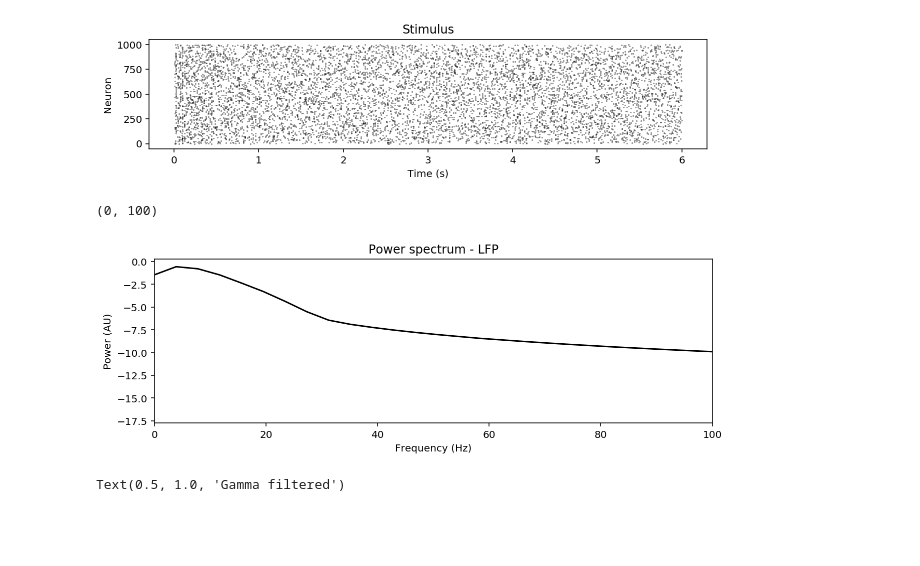
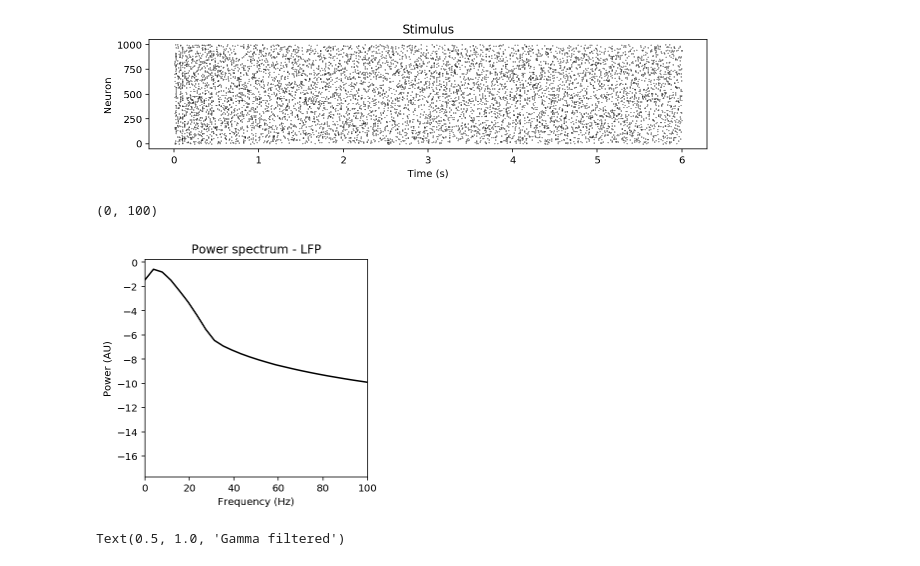
Before and after one commit to parenthetical-e/theagamma, a Jupyter notebook: notebooks/test-ing.ipynb, the cells around one changed output. Drawn from its saved outputs; the diff is of its cells as text; code cells hidden in the pictures; blank space fills up the shorter version.

Commit message:
fix: psd plot size (test-ing)

```diff
--- a/notebooks/test-ing.ipynb
+++ b/notebooks/test-ing.ipynb
@@ -58,19 +58,19 @@ plt.title("Stimulus")
 Text(0.5, 1.0, 'Stimulus')
 [figure]
 # %%
-plt.figure(figsize=(10, 3))
+plt.figure(figsize=(4, 4))
 plt.plot(
     result["spectrum"]["freqs"],
     np.log10(result["spectrum"]["lfp"]),
     color="black",
 )
 plt.xlabel("Frequency (Hz)")
 plt.ylabel("Power (AU)")
 plt.title("Power spectrum - LFP")
 plt.xlim(0, 100)
 # %% [output]
 (0, 100)
-[figure, old version]
+[figure, new version]
 # %%
 plt.figure(figsize=(10, 3))
 plt.plot(
```
